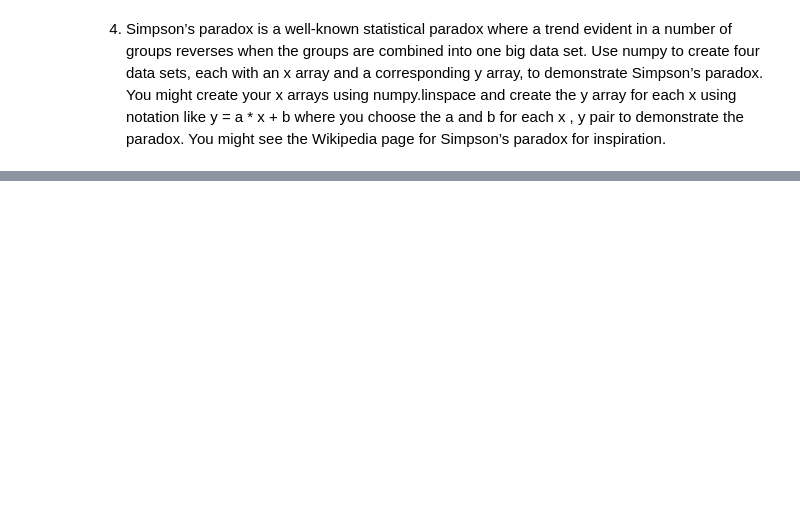
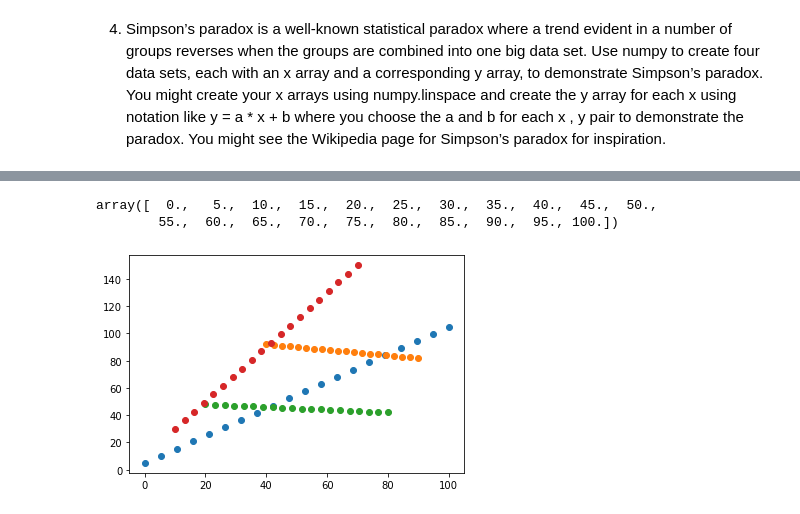
Before and after one commit to BYalini/tasks-2020, a Jupyter notebook: Task 2020.ipynb, the cells around one changed output, grey strips where cells are left out. Cells and saved outputs as stored; diff of their text form; code cells hidden in the pictures; blank space fills up the shorter version.

```diff
--- a/Task 2020.ipynb
+++ b/Task 2020.ipynb
@@ -232,0 +238,26 @@ Simpson’s paradox for inspiration.
+# %%
+np.linspace(0,100,21)
+# %% [output]
+array([  0.,   5.,  10.,  15.,  20.,  25.,  30.,  35.,  40.,  45.,  50.,
+        55.,  60.,  65.,  70.,  75.,  80.,  85.,  90.,  95., 100.])
+# %%
+x_1 = np.linspace(0,100,20)
+y_1 =  x_1 +5
+# %%
+x_2 = np.linspace(40,90,20)
+y_2 = -0.2 * x_2 + 100
+# %%
+x_3 = np.linspace(20,80, 20)
+y_3 = - 0.1 * x_3 + 50
+# %%
+x_4 = np.linspace(10,70, 20)
+y_4 = 2* x_4 +10
+# %%
+fig, ax = plt.subplots()
+ax.scatter(x_1, y_1)
+ax.scatter(x_2, y_2)
+ax.scatter(x_3, y_3)
+ax.scatter(x_4, y_4)
+plt.show()
+# %% [output]
+[figure, added]
```
Also changed, not shown: parts of 12 cells of this notebook, 1 other file.
